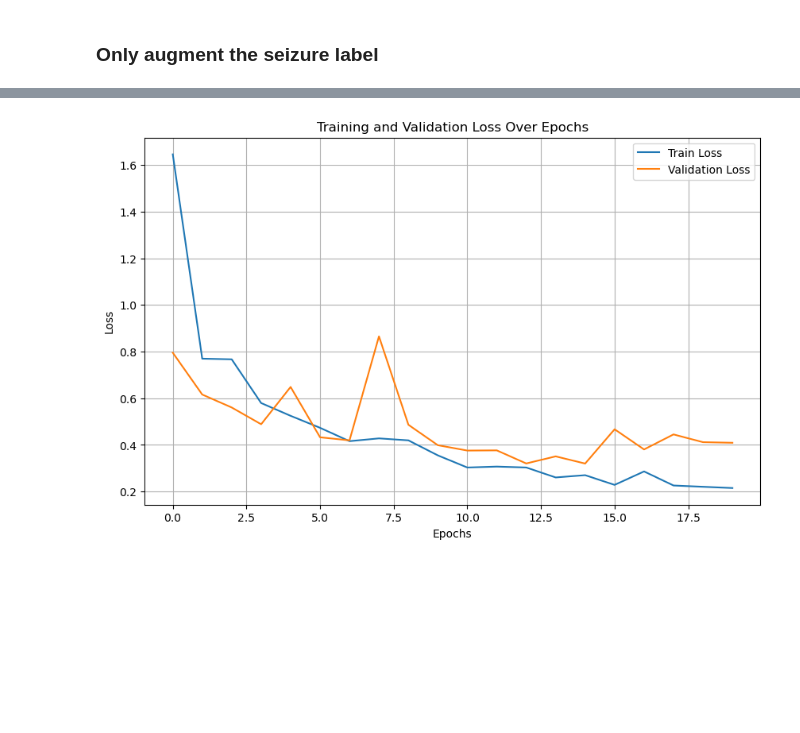
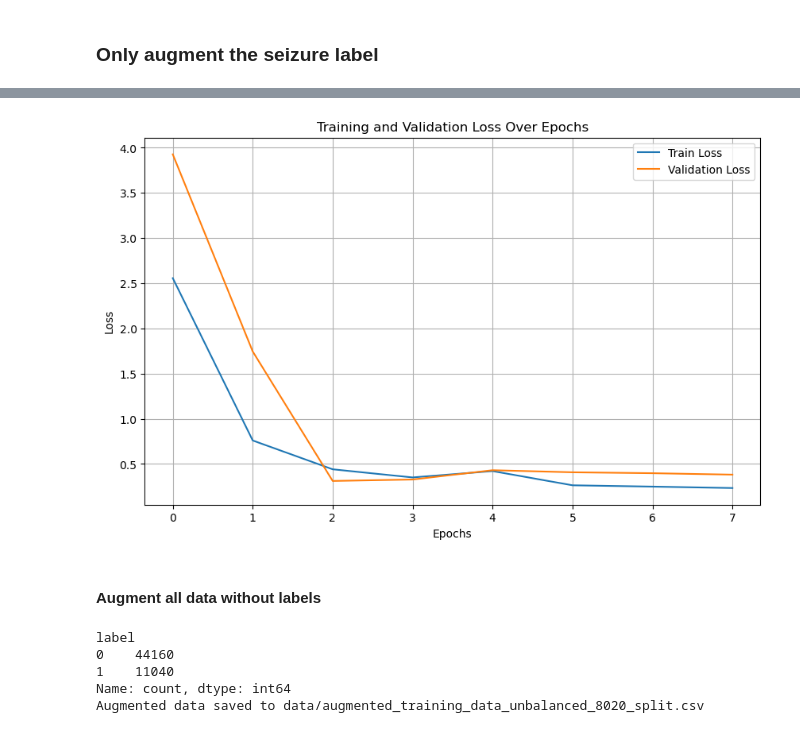
Before and after one commit to Accenture-Northwestern-Capstone/clinical, a Jupyter notebook: clinical_data_augmentation_week6_autoencoder_dropout.ipynb, the cells around one changed output, grey strips where cells are left out. Cells and saved outputs as stored; diff of their text form; code cells hidden in the pictures; blank space fills up the shorter version.

Commit message:
add normal dataset split results

```diff
--- a/clinical_data_augmentation_week6_autoencoder_dropout.ipynb
+++ b/clinical_data_augmentation_week6_autoencoder_dropout.ipynb
@@ -436,6 +461,7 @@ Test loss (reconstruction error): 0.00011319687473587692
 # %% [markdown]
 ## Best: No dropout
 # %%
+X_train, X_train_scaled, X_test, X_test_scaled, y_train, y_test, scaler = load_train_hard_test_split()
 autoencoder, encoder = train(device, X_train_scaled, X_test_scaled, epochs=10, batch_size=32, one_d_dropout_rate=0, two_d_dropout_rate=0)
 visualize(X_test[0], X_test_scaled[0], autoencoder, scaler)
 # %% [output]
@@ -572,7 +592,7 @@ def create_eeg_cnn(input_shape=(178, 1), num_classes=2):
 # %% [markdown]
 ##  Inception Nucleus
 # %%
-def train_and_test_classification(X_train, y_train, X_test, y_test, lr_rate=0.0001):
+def train_and_test_classification(X_train, y_train, X_test, y_test, lr_rate=0.0001, num_epochs=30):
     X_train, X_val, y_train, y_val = train_test_split(X_train, y_train, test_size=0.2, random_state=42)
 
     # Create the model
@@ -591,7 +611,7 @@ def train_and_test_classification(X_train, y_train, X_test, y_test, lr_rate=0.00
     history = model.fit(
         X_train, y_train,
         validation_data=(X_val, y_val),  # For evaluation during training
-        epochs=30,                         # Number of epochs
+        epochs=num_epochs,                         # Number of epochs
         batch_size=32,                     # Batch size (adjust based on memory)
         shuffle=True,
         callbacks=[early_stopping],        # Early stopping
@@ -992,0 +1052,3 @@ Augmented data saved to augmented_training_data_unbalanced.csv
+# %%
+X_train, X_train_scaled, X_test, X_test_scaled, y_train, y_test, scaler = load_train_test_split()
+generate_augmented_data_balanced(X_train, y_train, autoencoder, output_csv='data/augmented_training_balanced_8020_split.csv')
@@ -993,5 +1062,5 @@ Augmented data saved to augmented_training_data_unbalanced.csv
 # %%
-data = pd.read_csv('augmented_training_data_unbalanced.csv')
+data = pd.read_csv('data/augmented_training_balanced_8020_split.csv')
 X_train = data.iloc[:, :-1].values.reshape(-1, 178, 1)  # Features
 y_train = data.iloc[:, -1].values  # Labels
 
@@ -1017 +1086,12 @@ Test Accuracy: 0.8084532618522644
-[figure, old version]
+[figure, new version]
+# %% [markdown]
+#### Augment all data without labels
+# %%
+X_train, X_train_scaled, X_test, X_test_scaled, y_train, y_test, scaler = load_train_test_split()
+generate_augmented_data(X_train, y_train, autoencoder, output_csv='data/augmented_training_data_unbalanced_8020_split.csv')
+# %% [output]
+label
+0    44160
+1    11040
+Name: count, dtype: int64
+Augmented data saved to data/augmented_training_data_unbalanced_8020_split.csv
```
Also changed, not shown: parts of 26 cells of this notebook.
